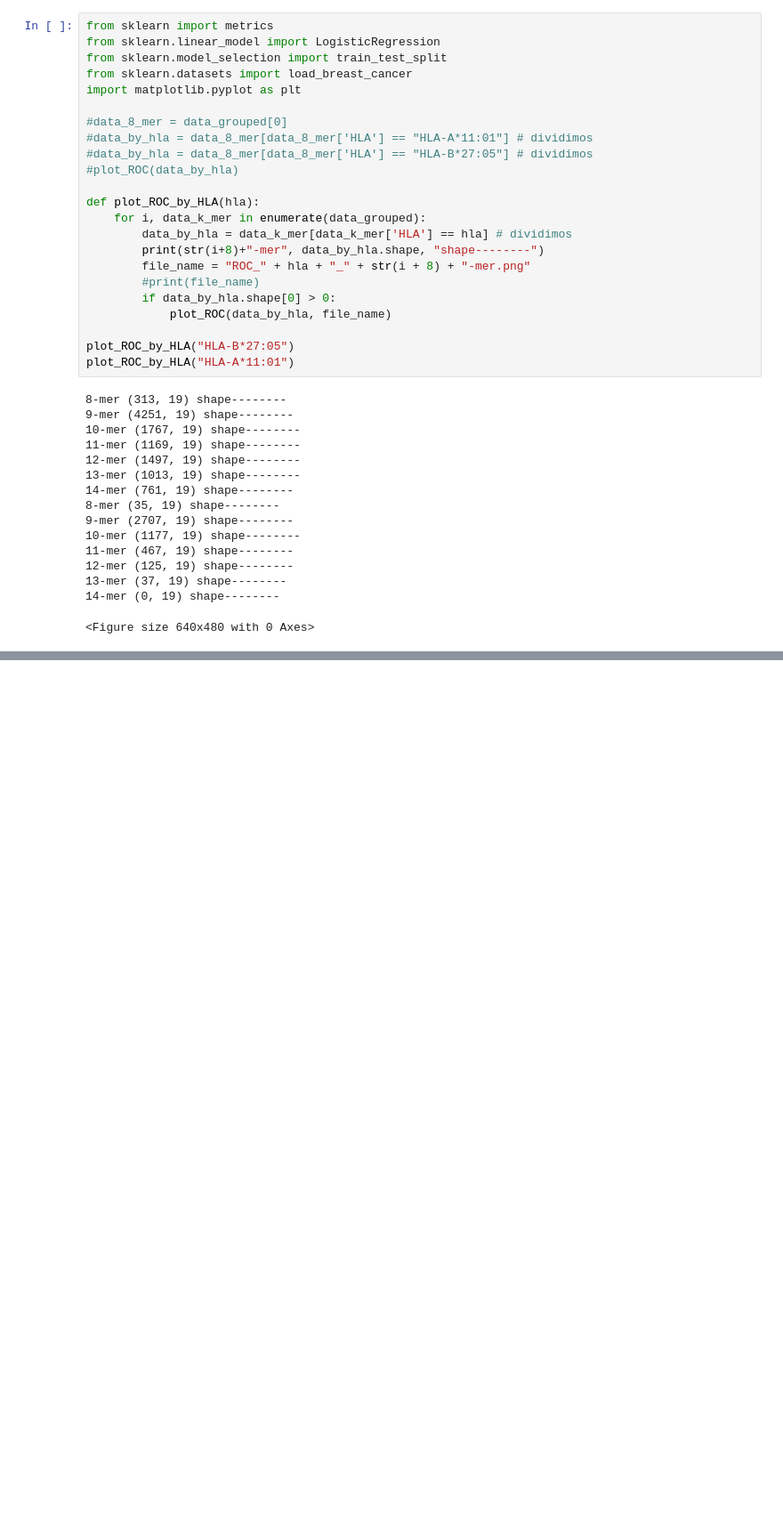
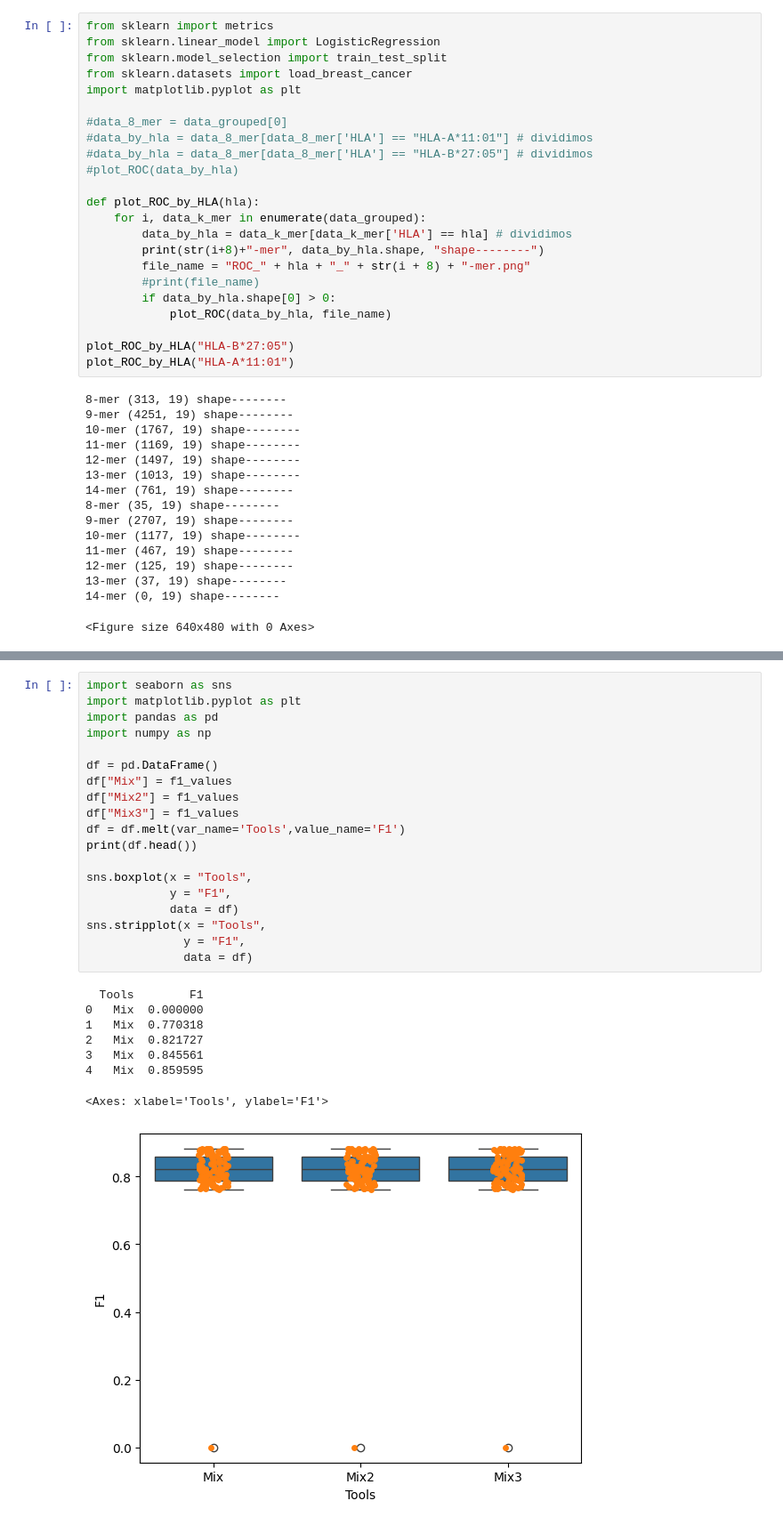
Before and after one commit to arceda/pmhc, a Jupyter notebook: state-of-art/metrics.ipynb, the cells around one changed output, grey strips where cells are left out. Shown: that part at 89% size. Cells and saved outputs as stored; diff of their text form; blank space fills up the shorter version.

```diff
--- a/state-of-art/metrics.ipynb
+++ b/state-of-art/metrics.ipynb
@@ -255,0 +337,28 @@ plot_ROC_by_HLA("HLA-A*11:01")
+# %%
+import seaborn as sns
+import matplotlib.pyplot as plt
+import pandas as pd
+import numpy as np
+
+df = pd.DataFrame()
+df["Mix"] = f1_values
+df["Mix2"] = f1_values
+df["Mix3"] = f1_values
+df = df.melt(var_name='Tools',value_name='F1')
+print(df.head())
+
+sns.boxplot(x = "Tools",
+            y = "F1",
+            data = df)
+sns.stripplot(x = "Tools",
+              y = "F1",
+              data = df)
+# %% [output]
+  Tools        F1
+0   Mix  0.000000
+1   Mix  0.770318
+2   Mix  0.821727
+3   Mix  0.845561
+4   Mix  0.859595
+<Axes: xlabel='Tools', ylabel='F1'>
+[figure, added]
```
Also changed, not shown: parts of 7 cells of this notebook.
